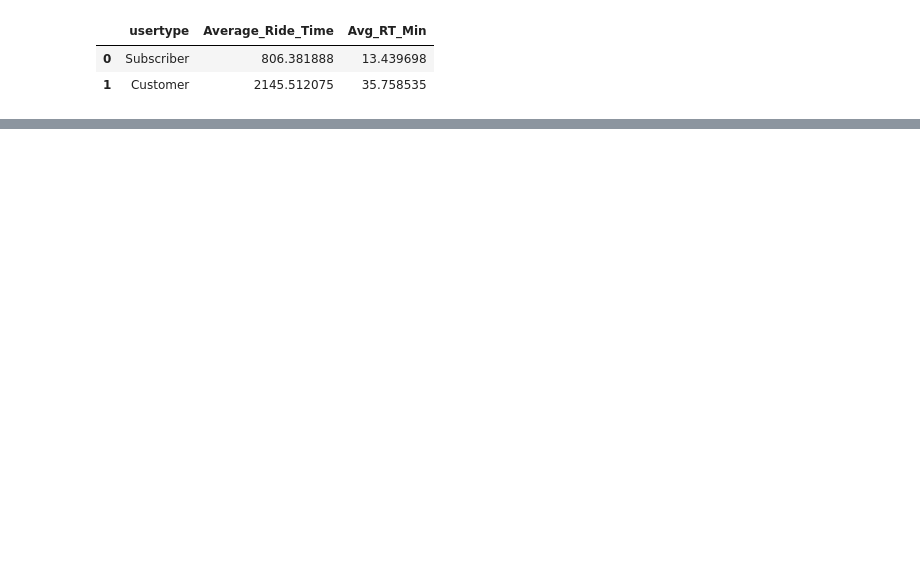
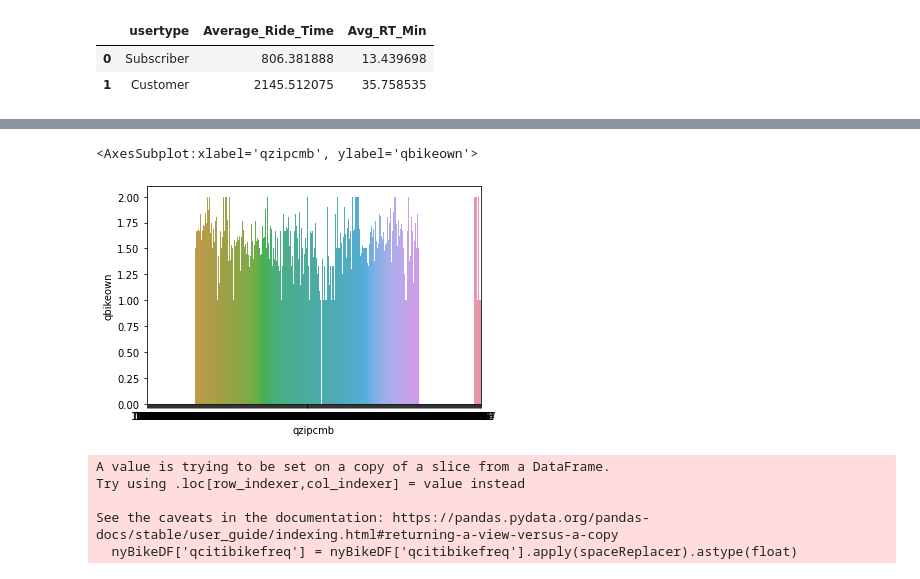
Before and after one commit to kendalldyke14/SanFranciscoBikeShare, a Jupyter notebook: NewYorkBikeData.ipynb, the cells around one changed output, grey strips where cells are left out. Drawn from its saved outputs; the diff is of its cells as text; code cells hidden in the pictures; blank space fills up the shorter version.

Commit message:
Adding updated new york data

```diff
--- a/NewYorkBikeData.ipynb
+++ b/NewYorkBikeData.ipynb
@@ -99,0 +131,2 @@ df3
+# %%
+NYSurvey = pd.read_csv('Citywide_Mobility_Survey_-_Main_Survey_2017.csv')
@@ -99,0 +178,10 @@ df3
+# %%
+nyBikeDF = NYSurvey[relCols]
+# %%
+surveyBikeAvgs = nyBikeDF.groupby('qzipcmb')[['qbikeown','qbikeride']].agg(np.average)
+#surveyBikeAvgs = surveyBikeAvgs[surveyBikeAvgs['']]
+# %%
+sns.barplot(y='qbikeown', x=surveyBikeAvgs.index, data=surveyBikeAvgs)
+# %% [output]
+<AxesSubplot:xlabel='qzipcmb', ylabel='qbikeown'>
+[figure, added]
@@ -99,0 +194,8 @@ df3
+# %%
+nyBikeDF['qcitibikefreq'] = nyBikeDF['qcitibikefreq'].apply(spaceReplacer).astype(float)
+# %% [output]
+A value is trying to be set on a copy of a slice from a DataFrame.
+Try using .loc[row_indexer,col_indexer] = value instead
+
+See the caveats in the documentation: https://pandas.pydata.org/pandas-docs/stable/user_guide/indexing.html#returning-a-view-versus-a-copy
+  nyBikeDF['qcitibikefreq'] = nyBikeDF['qcitibikefreq'].apply(spaceReplacer).astype(float)
```
Also changed, not shown: parts of 23 cells of this notebook, 2 other files.
